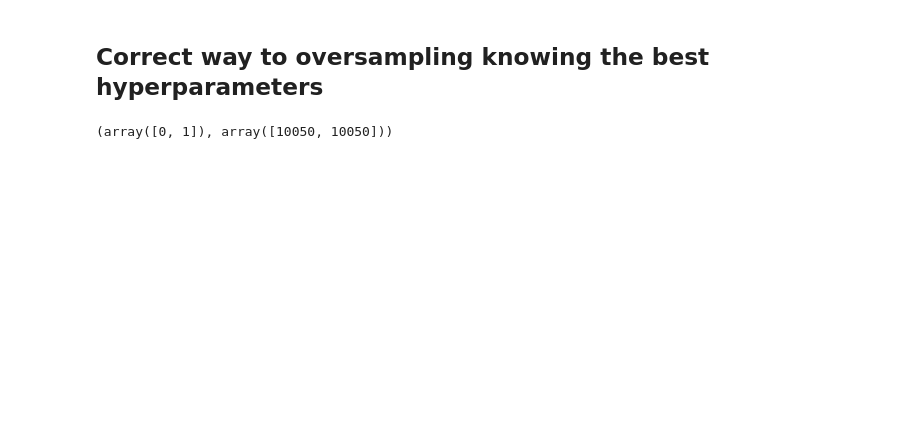
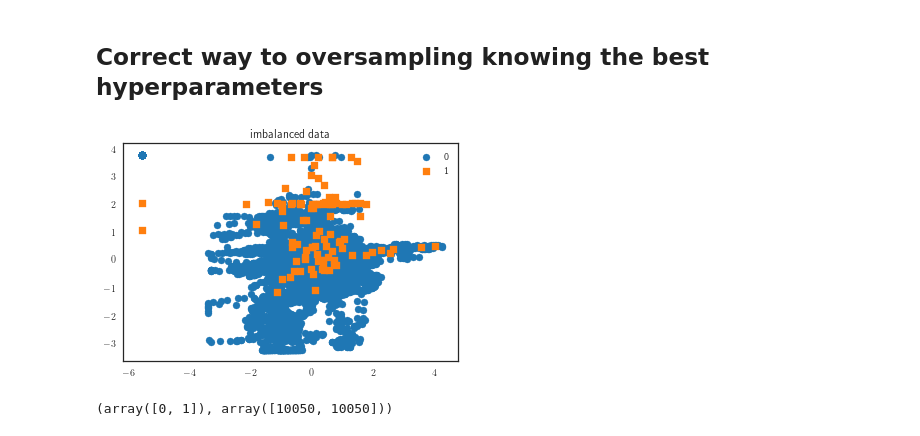
Before and after one commit to Ostyk/Wonka-bar, a Jupyter notebook: code/pipeline.ipynb, the cells around one changed output. Saved outputs shown, nothing was run; the diff lists cells and outputs as text; code cells hidden in the pictures; blank space fills up the shorter version.

```diff
--- a/code/pipeline.ipynb
+++ b/code/pipeline.ipynb
@@ -109,3 +111,7 @@ X_train, X_test, y_train, y_test = train_test_split(X, y, test_size=0.2, random_
+# %%
+plot_2d_space(X, y, 'imbalanced data')
+# %% [output]
+[figure, added]
 # %%
 # Then split again to oversample only on the training
 # not on the validation nore test set
```
Also changed, not shown: parts of 12 cells of this notebook, 1 other file.
